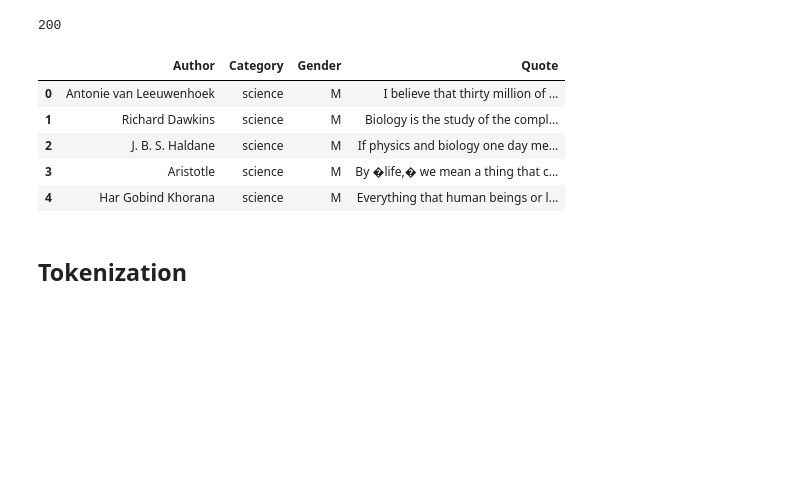
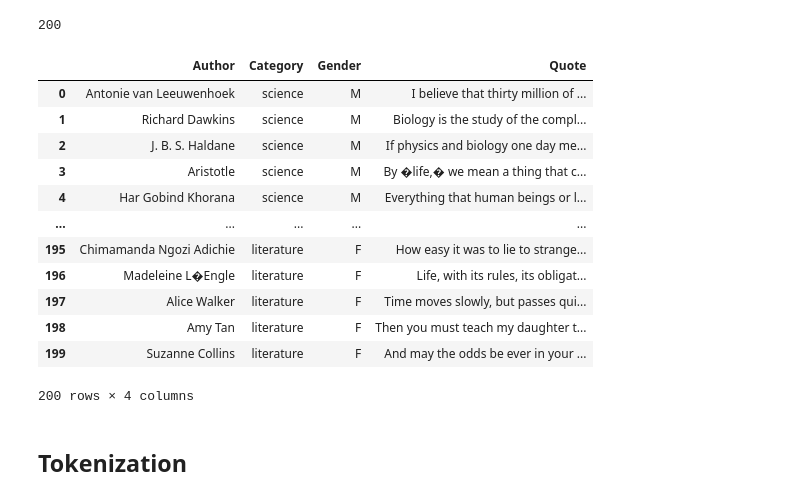
Before and after one commit to AnaAGG/P4_Api-sentiment-project, a Jupyter notebook: Output/3. Sentimental_Analysis.ipynb, the cells around one changed output. Cells and saved outputs as stored; diff of their text form; code cells hidden in the pictures; blank space fills up the shorter version.

```diff
--- a/Output/3. Sentimental_Analysis.ipynb
+++ b/Output/3. Sentimental_Analysis.ipynb
@@ -34,14 +34,21 @@ all_aut.status_code
 data = all_aut.json()
 # %%
 df = pd.DataFrame(data)
-df.head()
+df
 # %% [output]
 |  | Author | Category | Gender | Quote |
 | 0 | Antonie van Leeuwenhoek | science | M | I believe that thirty million of ... |
 | 1 | Richard Dawkins | science | M | Biology is the study of the compl... |
 | 2 | J. B. S. Haldane | science | M | If physics and biology one day me... |
 | 3 | Aristotle | science | M | By �life,� we mean a thing that c... |
 | 4 | Har Gobind Khorana | science | M | Everything that human beings or l... |
+| ... | ... | ... | ... | ... |
+| 195 | Chimamanda Ngozi Adichie | literature | F | How easy it was to lie to strange... |
+| 196 | Madeleine L�Engle | literature | F | Life, with its rules, its obligat... |
+| 197 | Alice Walker | literature | F | Time moves slowly, but passes qui... |
+| 198 | Amy Tan | literature | F | Then you must teach my daughter t... |
+| 199 | Suzanne Collins | literature | F | And may the odds be ever in your ... |
+200 rows × 4 columns
 # %% [markdown]
 ## Tokenization
 # %%
```
Also changed, not shown: parts of 13 cells of this notebook, 2 other files.
